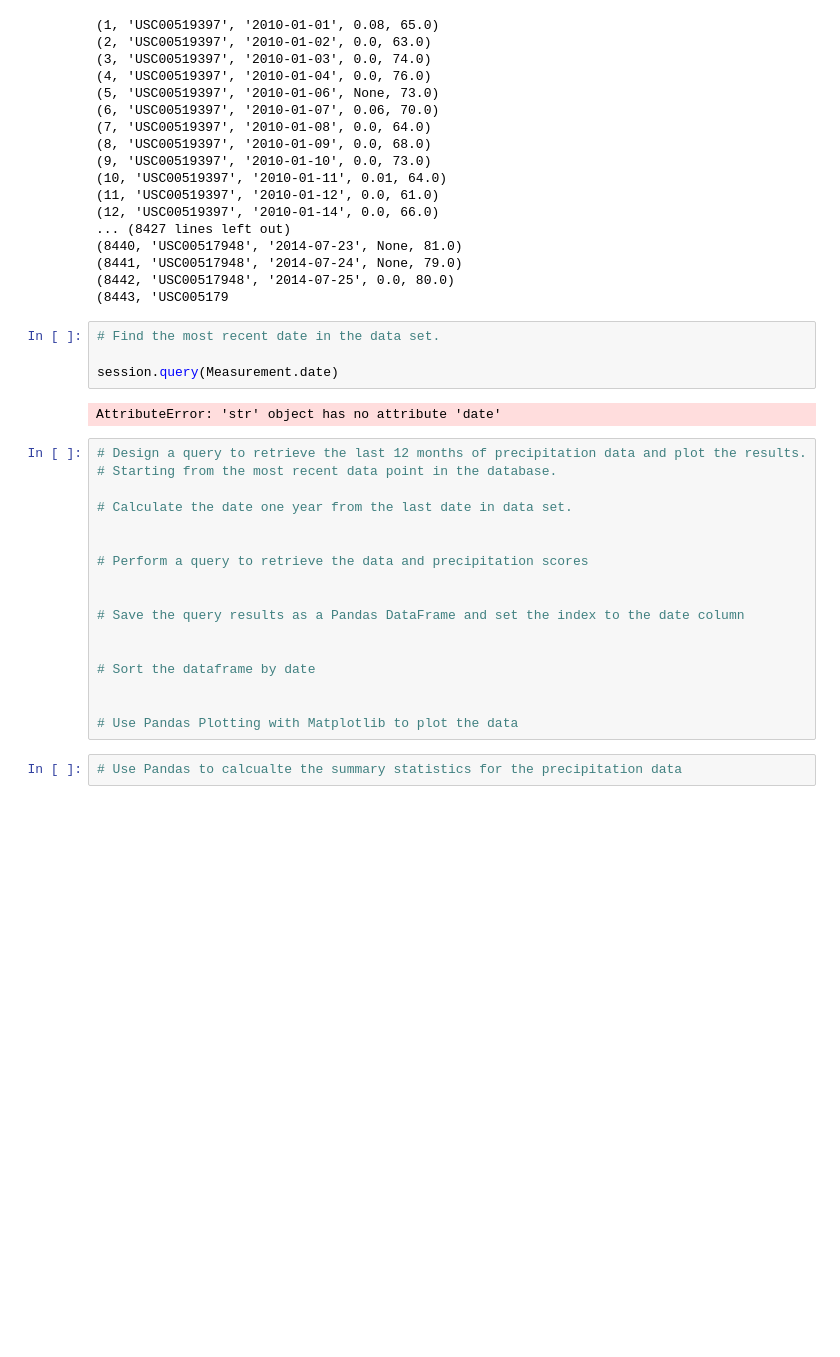
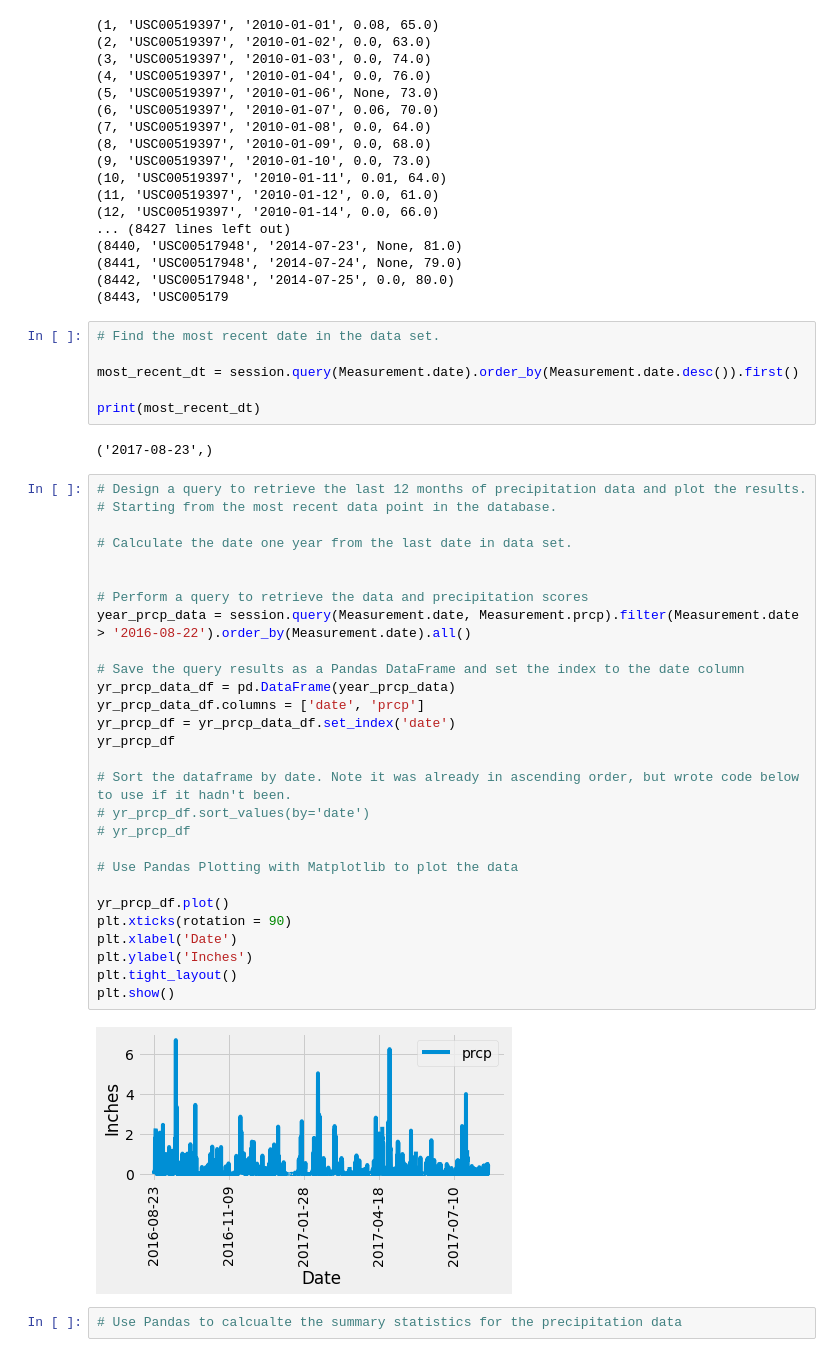
Before and after one commit to maderamel/sqlalchemy-challenge, a Jupyter notebook: SurfsUp/climate_starter.ipynb, the cells around one changed output. Drawn from its saved outputs; the diff is of its cells as text; blank space fills up the shorter version.

Commit message:
added prcp analysis

```diff
--- a/SurfsUp/climate_starter.ipynb
+++ b/SurfsUp/climate_starter.ipynb
@@ -108,26 +124,41 @@ for row in data:
 # %%
 # Find the most recent date in the data set.
 
-session.query(Measurement.date)
+most_recent_dt = session.query(Measurement.date).order_by(Measurement.date.desc()).first()
+
+print(most_recent_dt)
 # %% [output]
-AttributeError: 'str' object has no attribute 'date'
+('2017-08-23',)
 # %%
 # Design a query to retrieve the last 12 months of precipitation data and plot the results.
 # Starting from the most recent data point in the database.
 
 # Calculate the date one year from the last date in data set.
 
 
 # Perform a query to retrieve the data and precipitation scores
-
+year_prcp_data = session.query(Measurement.date, Measurement.prcp).filter(Measurement.date > '2016-08-22').order_by(Measurement.date).all()
 
 # Save the query results as a Pandas DataFrame and set the index to the date column
+yr_prcp_data_df = pd.DataFrame(year_prcp_data)
+yr_prcp_data_df.columns = ['date', 'prcp']
+yr_prcp_df = yr_prcp_data_df.set_index('date')
+yr_prcp_df
 
-
-# Sort the dataframe by date
-
+# Sort the dataframe by date. Note it was already in ascending order, but wrote code below to use if it hadn't been.
+# yr_prcp_df.sort_values(by='date')
+# yr_prcp_df
 
 # Use Pandas Plotting with Matplotlib to plot the data
+
+yr_prcp_df.plot()
+plt.xticks(rotation = 90)
+plt.xlabel('Date')
+plt.ylabel('Inches')
+plt.tight_layout()
+plt.show()
+# %% [output]
+[figure, added]
 # %%
 # Use Pandas to calcualte the summary statistics for the precipitation data
 # %% [markdown]
```
Also changed, not shown: parts of 3 cells of this notebook.
